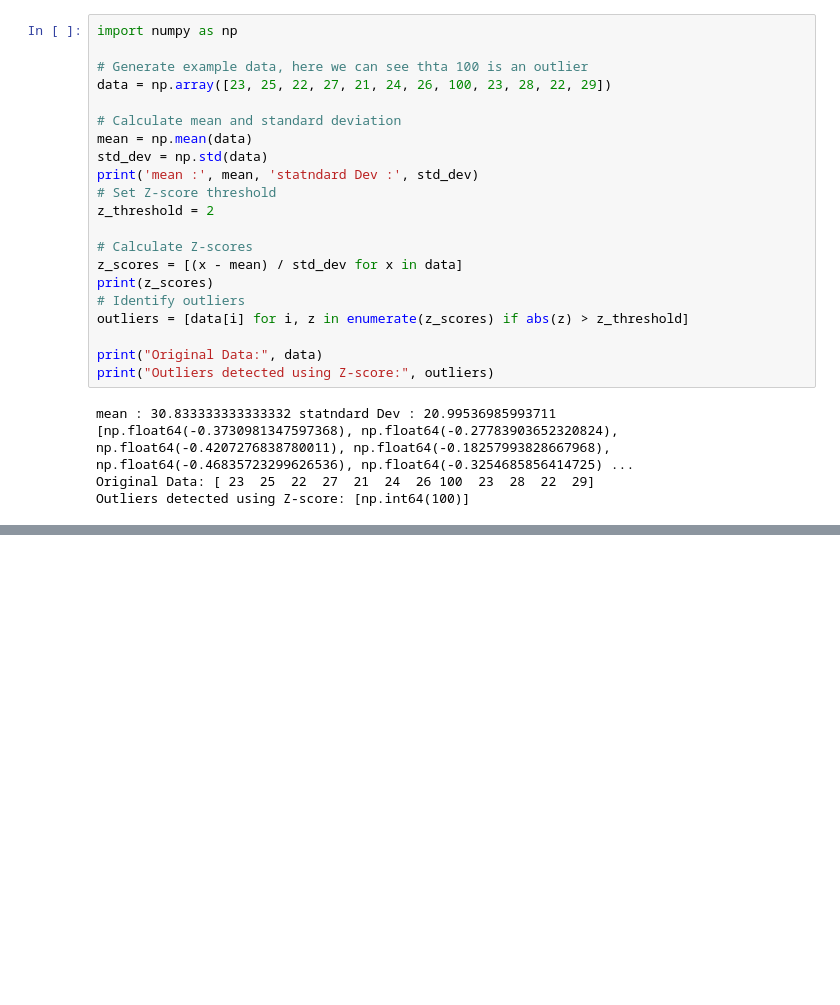
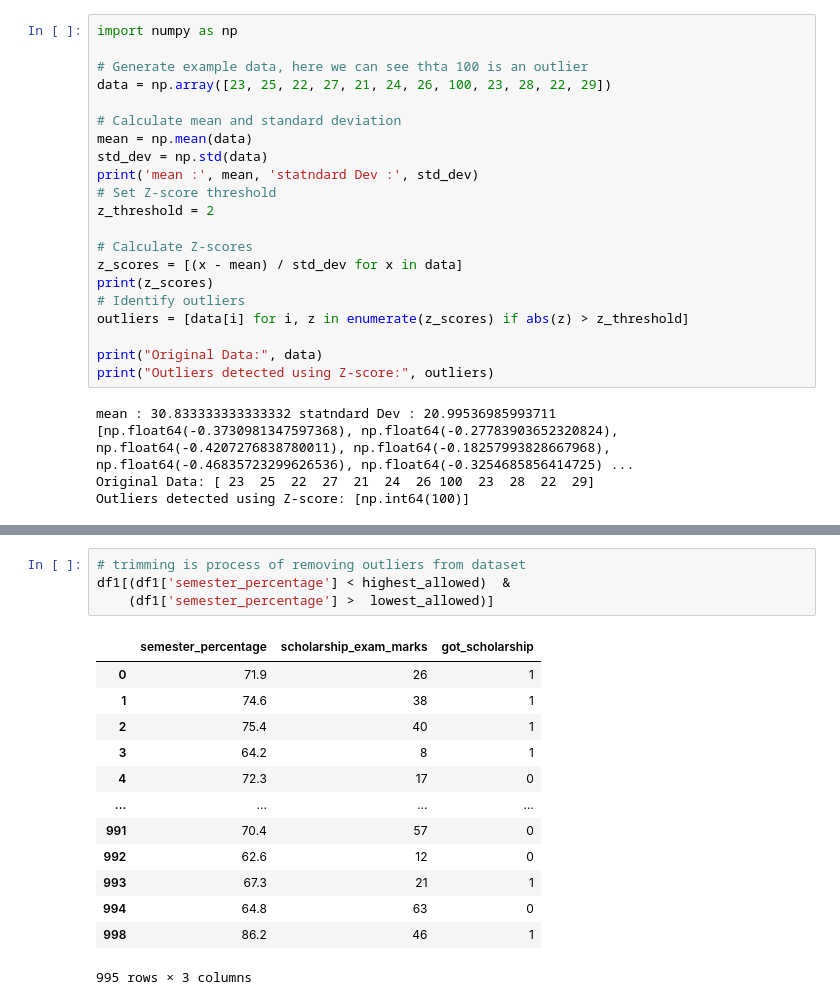
Before and after one commit to ashish12e/basics, a Jupyter notebook: pandas2.ipynb, the cells around one changed output, grey strips where cells are left out. Drawn from its saved outputs; the diff is of its cells as text; blank space fills up the shorter version.

```diff
--- a/pandas2.ipynb
+++ b/pandas2.ipynb
@@ -100,0 +166,18 @@ Outliers detected using Z-score: [np.int64(100)]
+# %%
+# trimming is process of removing outliers from dataset
+df1[(df1['semester_percentage'] < highest_allowed)  &
+    (df1['semester_percentage'] >  lowest_allowed)]
+# %% [output]
+|  | semester_percentage | scholarship_exam_marks | got_scholarship |
+| 0 | 71.9 | 26 | 1 |
+| 1 | 74.6 | 38 | 1 |
+| 2 | 75.4 | 40 | 1 |
+| 3 | 64.2 | 8 | 1 |
+| 4 | 72.3 | 17 | 0 |
+| ... | ... | ... | ... |
+| 991 | 70.4 | 57 | 0 |
+| 992 | 62.6 | 12 | 0 |
+| 993 | 67.3 | 21 | 1 |
+| 994 | 64.8 | 63 | 0 |
+| 998 | 86.2 | 46 | 1 |
+995 rows × 3 columns
```
Also changed, not shown: parts of 13 cells of this notebook, 1 other file.
